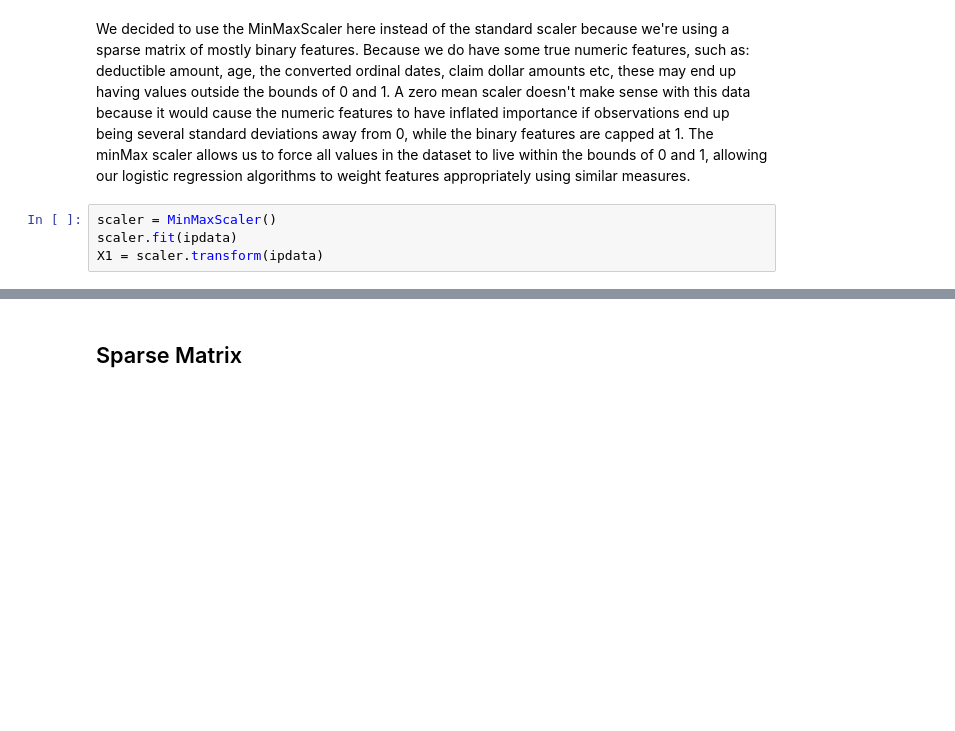
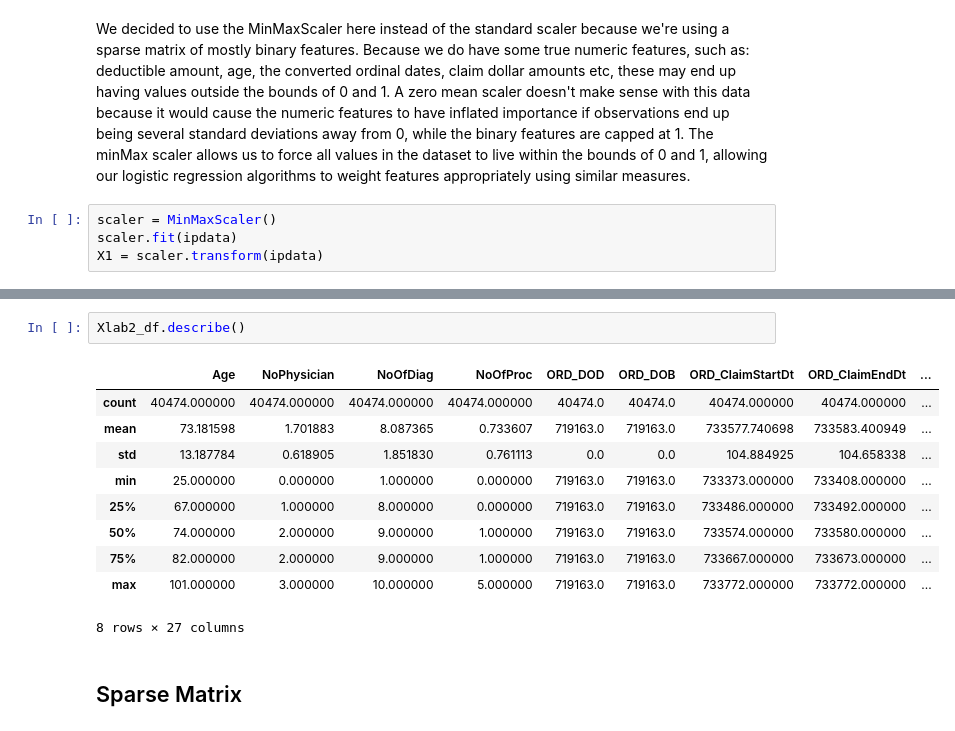
Before and after one commit to sachinac/ML7331, a Jupyter notebook: msds_7331_lab_2_v01.ipynb, the cells around one changed output, grey strips where cells are left out. Saved outputs shown, nothing was run; the diff lists cells and outputs as text; blank space fills up the shorter version.

```diff
--- a/msds_7331_lab_2_v01.ipynb
+++ b/msds_7331_lab_2_v01.ipynb
@@ -184,3 +408,16 @@ X1 = scaler.transform(ipdata)
+# %%
+Xlab2_df.describe()
+# %% [output]
+|  | Age | NoPhysician | NoOfDiag | NoOfProc | ORD_DOD | ORD_DOB | ORD_ClaimStartDt | ORD_ClaimEndDt | ... |
+| count | 40474.000000 | 40474.000000 | 40474.000000 | 40474.000000 | 40474.0 | 40474.0 | 40474.000000 | 40474.000000 | ... |
+| mean | 73.181598 | 1.701883 | 8.087365 | 0.733607 | 719163.0 | 719163.0 | 733577.740698 | 733583.400949 | ... |
+| std | 13.187784 | 0.618905 | 1.851830 | 0.761113 | 0.0 | 0.0 | 104.884925 | 104.658338 | ... |
+| min | 25.000000 | 0.000000 | 1.000000 | 0.000000 | 719163.0 | 719163.0 | 733373.000000 | 733408.000000 | ... |
+| 25% | 67.000000 | 1.000000 | 8.000000 | 0.000000 | 719163.0 | 719163.0 | 733486.000000 | 733492.000000 | ... |
+| 50% | 74.000000 | 2.000000 | 9.000000 | 1.000000 | 719163.0 | 719163.0 | 733574.000000 | 733580.000000 | ... |
+| 75% | 82.000000 | 2.000000 | 9.000000 | 1.000000 | 719163.0 | 719163.0 | 733667.000000 | 733673.000000 | ... |
+| max | 101.000000 | 3.000000 | 10.000000 | 5.000000 | 719163.0 | 719163.0 | 733772.000000 | 733772.000000 | ... |
+8 rows × 27 columns
 # %% [markdown]
 ## Sparse Matrix
 # %% [markdown]
```
Also changed, not shown: parts of 38 cells of this notebook.
